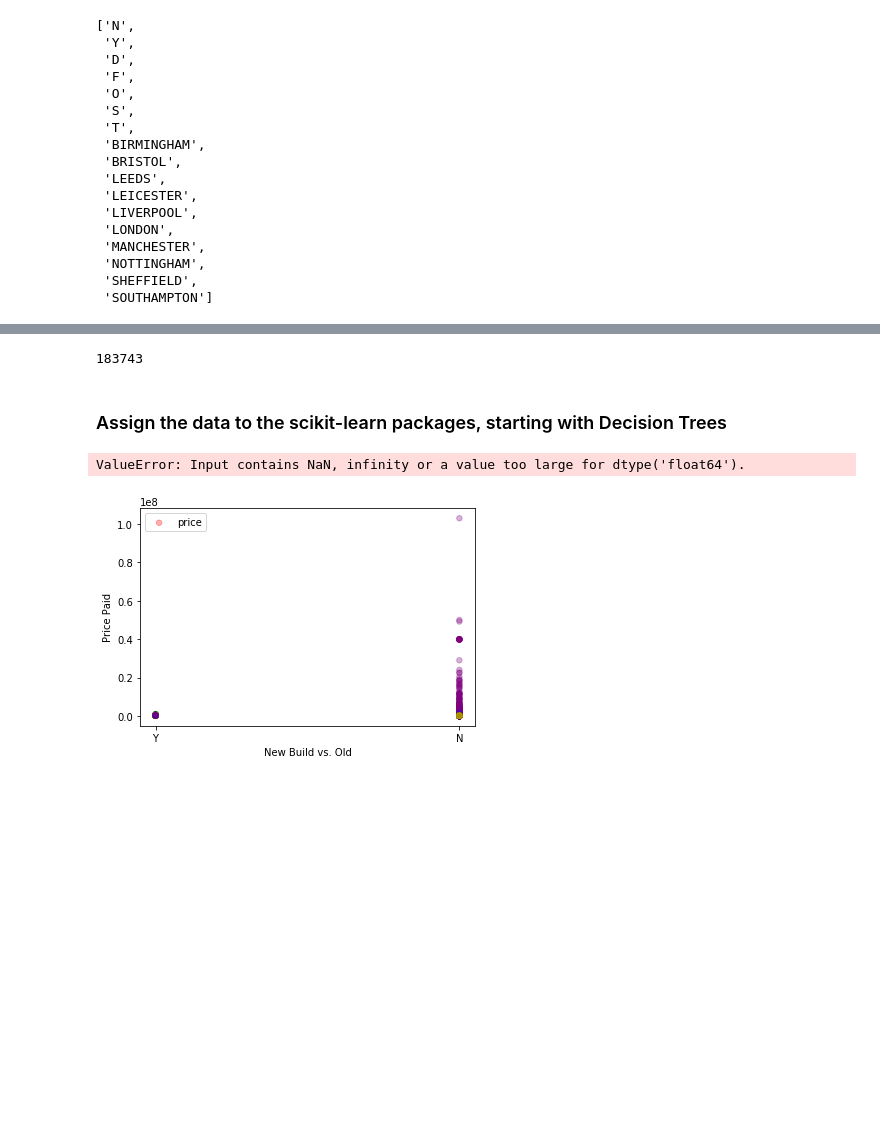
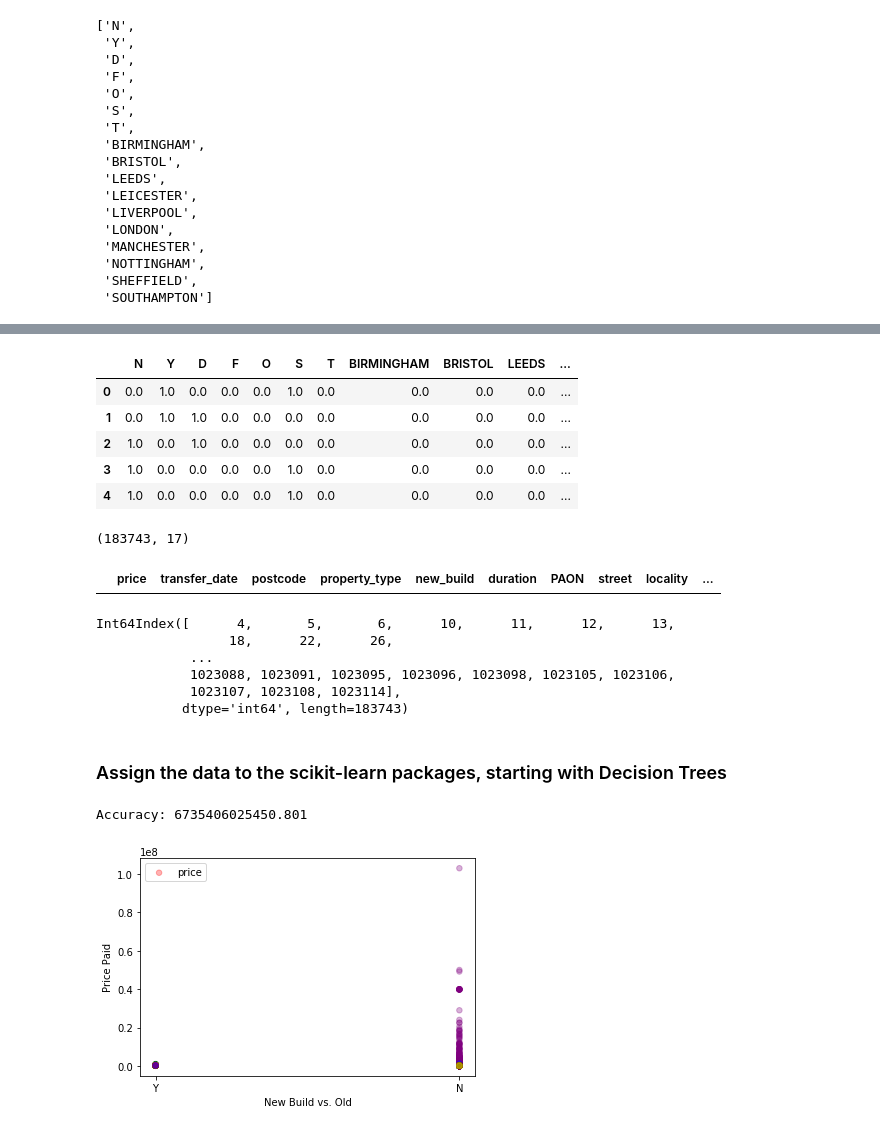
Before and after one commit to dudikbender/springboard, a Jupyter notebook: UK_prices_paid_analysis.ipynb, the cells around one changed output, grey strips where cells are left out. Drawn from its saved outputs; the diff is of its cells as text; code cells hidden in the pictures; blank space fills up the shorter version.

Commit message:
fixed NaN values in encoded table, ran Decision Tree Regressor... need to upgrade conda to get latest scikit

```diff
--- a/UK_prices_paid_analysis.ipynb
+++ b/UK_prices_paid_analysis.ipynb
@@ -173,4 +175,4 @@ top_ten = cities_top10['town_city']
 
 df_ten = df[df.town_city.isin(top_ten)]
 
-len(df_ten)
+df_ten = df_ten.reindex()
@@ -229,17 +264,38 @@ len(data)
 # %%
 data_ohe = OneHotEncoder().fit_transform(data).toarray()
 z = pd.DataFrame(data_ohe)
 
 z.columns = cols
-z['price'] = df_ten.price
-z.dropna()
-len(z)
+z['price'] = df_ten.price.reset_index().price
+z.head()
 # %% [output]
-183743
+|  | N | Y | D | F | O | S | T | BIRMINGHAM | BRISTOL | LEEDS | ... |
+| 0 | 0.0 | 1.0 | 0.0 | 0.0 | 0.0 | 1.0 | 0.0 | 0.0 | 0.0 | 0.0 | ... |
+| 1 | 0.0 | 1.0 | 1.0 | 0.0 | 0.0 | 0.0 | 0.0 | 0.0 | 0.0 | 0.0 | ... |
+| 2 | 1.0 | 0.0 | 1.0 | 0.0 | 0.0 | 0.0 | 0.0 | 0.0 | 0.0 | 0.0 | ... |
+| 3 | 1.0 | 0.0 | 0.0 | 0.0 | 0.0 | 1.0 | 0.0 | 0.0 | 0.0 | 0.0 | ... |
+| 4 | 1.0 | 0.0 | 0.0 | 0.0 | 0.0 | 1.0 | 0.0 | 0.0 | 0.0 | 0.0 | ... |
+# %%
+data_ohe.shape
+# %% [output]
+(183743, 17)
+# %%
+df_ten[df_ten.price == np.nan]
+# %% [output]
+|  | price | transfer_date | postcode | property_type | new_build | duration | PAON | street | locality | ... |
+# %%
+df_ten.index
+# %% [output]
+Int64Index([      4,       5,       6,      10,      11,      12,      13,
+                 18,      22,      26,
+            ...
+            1023088, 1023091, 1023095, 1023096, 1023098, 1023105, 1023106,
+            1023107, 1023108, 1023114],
+           dtype='int64', length=183743)
 # %% [markdown]
 ### Assign the data to the scikit-learn packages, starting with Decision Trees
 # %%
-from sklearn.tree import DecisionTreeClassifier # Import Decision Tree Classifier
+from sklearn.tree import DecisionTreeRegressor # Import Decision Tree Regressor
 from sklearn.model_selection import train_test_split # Import train_test_split function
 from sklearn import metrics #Import scikit-learn metrics module for accuracy calculation
 
@@ -251,18 +307,18 @@ y = z.price #target variable
 X_train, X_test, y_train, y_test = train_test_split(X, y, test_size=0.30, random_state=1)
 
 # Create Decision Tree classifer object
-clf = DecisionTreeClassifier()
+reg = DecisionTreeRegressor()
 
 # Train Decision Tree Classifer
-clf = clf.fit(X_train,y_train)
+reg = reg.fit(X_train,y_train)
 
 #Predict the response for test dataset
-y_pred = clf.predict(X_test)
+y_pred = reg.predict(X_test)
 
-# Model Accuracy, how often is the classifier correct?
-print("Accuracy:",metrics.accuracy_score(y_test, y_pred))
+# Model Accuracy, how often is the regressor correct?
+print("Accuracy:",metrics.mean_squared_error(y_test, y_pred))
 # %% [output]
-ValueError: Input contains NaN, infinity or a value too large for dtype('float64').
+Accuracy: 6735406025450.801
 # %%
 # City for graph
 city = 'Manchester'
```
Also changed, not shown: parts of 8 cells of this notebook.
